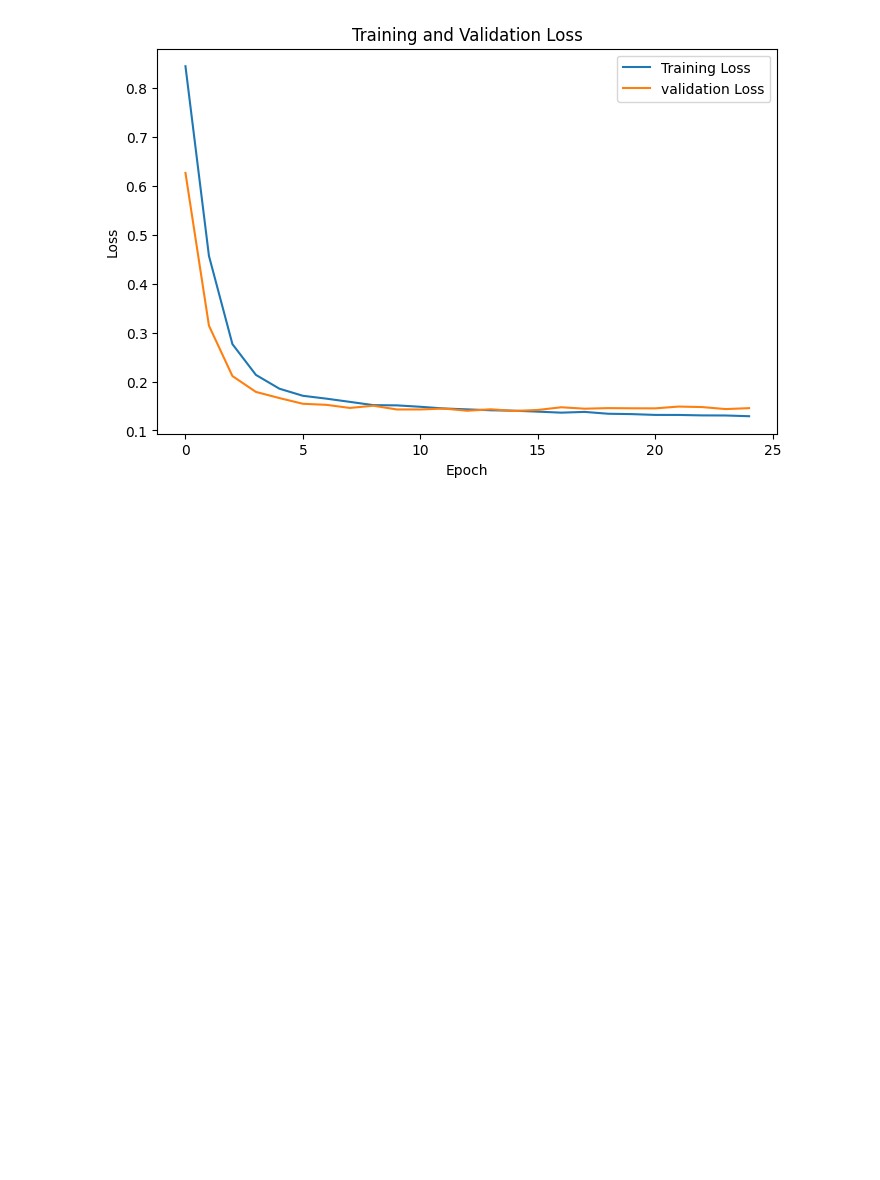
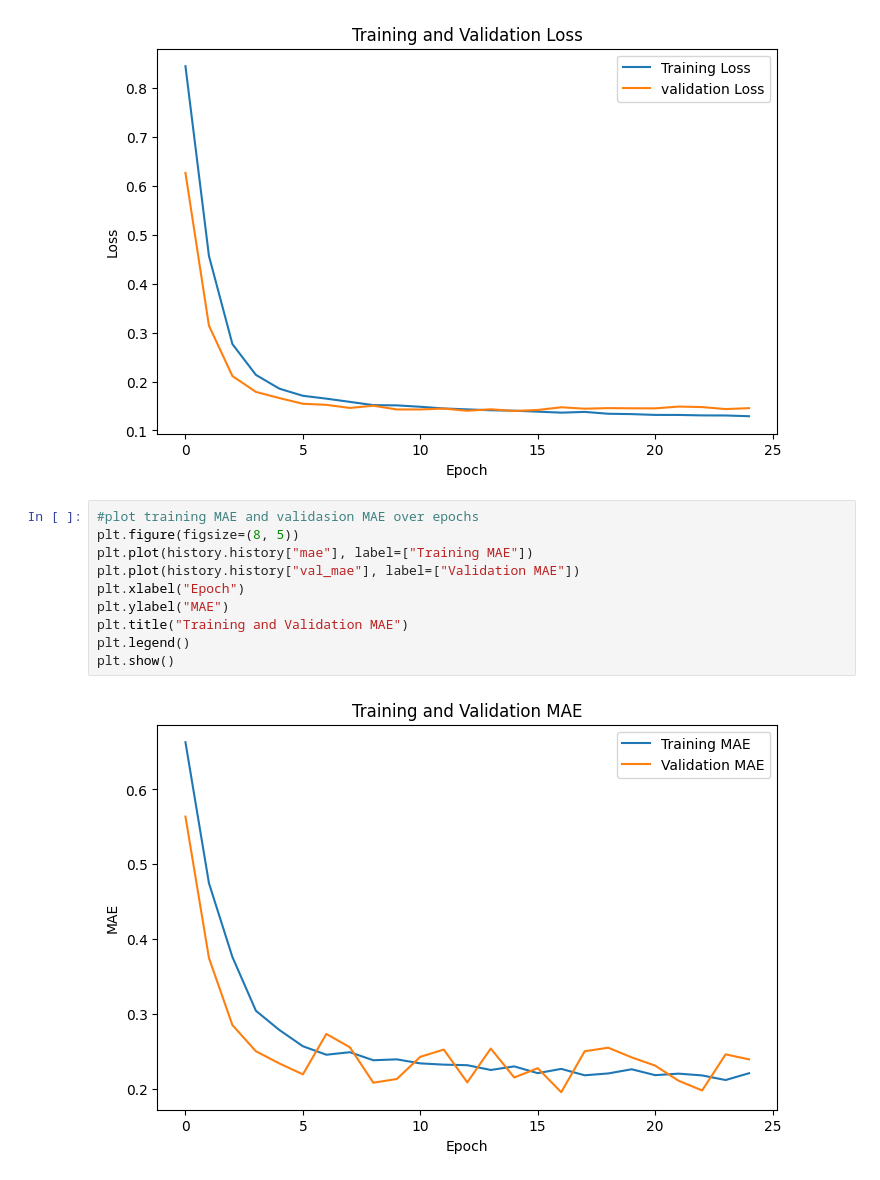
Before and after one commit to OzvalDoRJ4552/insurance_nn_project, a Jupyter notebook: notebooks/insurance_nn_project.ipynb, the cells around one changed output. Cells and saved outputs as stored; diff of their text form; blank space fills up the shorter version.

Commit message:
Plotting performance

```diff
--- a/notebooks/insurance_nn_project.ipynb
+++ b/notebooks/insurance_nn_project.ipynb
@@ -333,3 +333,15 @@ plt.legend()
 plt.show()
 # %% [output]
 [figure]
+# %%
+#plot training MAE and validasion MAE over epochs
+plt.figure(figsize=(8, 5))
+plt.plot(history.history["mae"], label=["Training MAE"])
+plt.plot(history.history["val_mae"], label=["Validation MAE"])
+plt.xlabel("Epoch")
+plt.ylabel("MAE")
+plt.title("Training and Validation MAE")
+plt.legend()
+plt.show()
+# %% [output]
+[figure, added]
```
Also changed, not shown: parts of 5 cells of this notebook.
